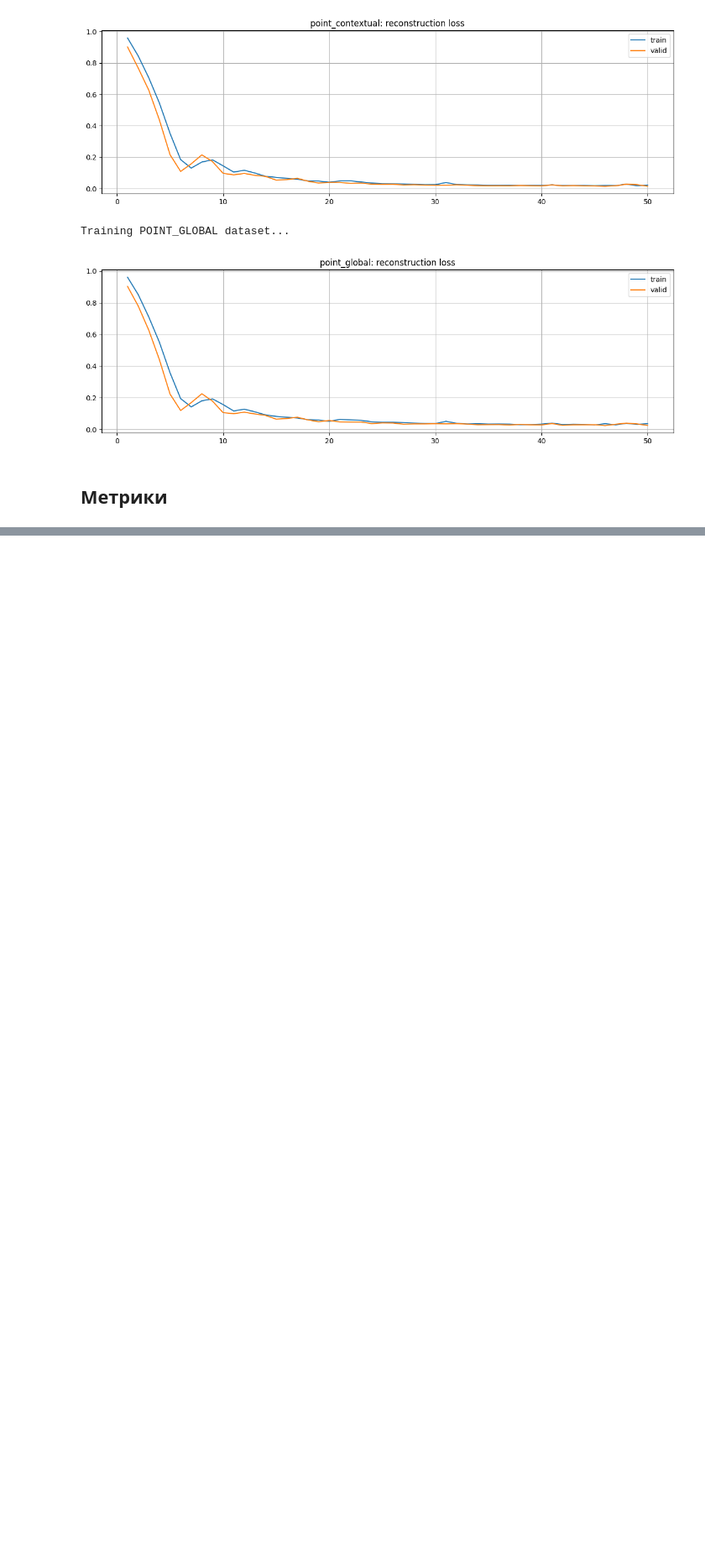
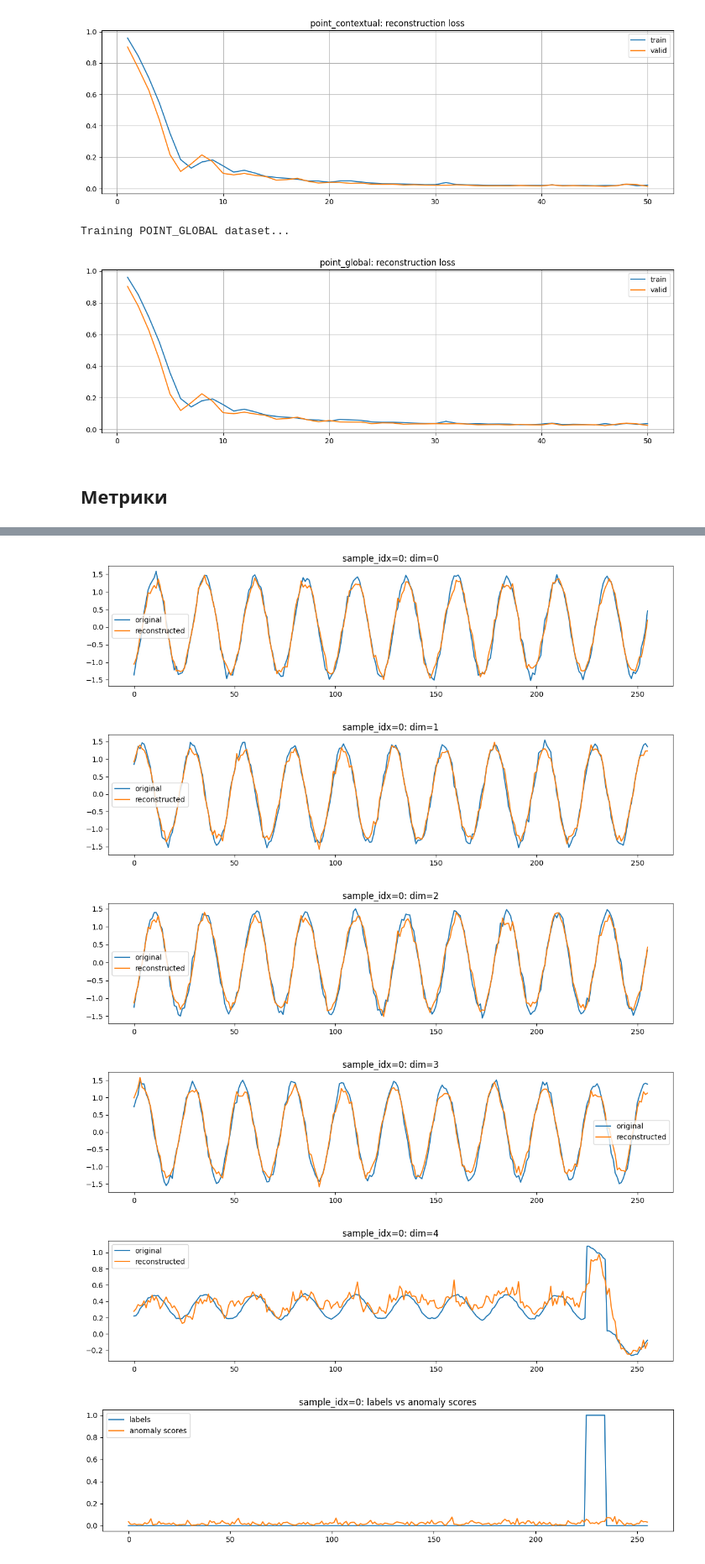
Before and after one commit to necroshine0/time-anomaly, a Jupyter notebook: exp/DiffusionAE-flatten.ipynb, the cells around one changed output, grey strips where cells are left out. Shown at 84% size. Cells and saved outputs as stored; diff of their text form; code cells hidden in the pictures; blank space fills up the shorter version.

```diff
--- a/exp/DiffusionAE-flatten.ipynb
+++ b/exp/DiffusionAE-flatten.ipynb
@@ -435,0 +328,9 @@ show_example("point_global")
+# %%
+show_example("pattern_trendv2")
+# %% [output]
+[figure, added]
+[figure, added]
+[figure, added]
+[figure, added]
+[figure, added]
+[figure, added]
```
Also changed, not shown: parts of 14 cells of this notebook, 11 other files.
